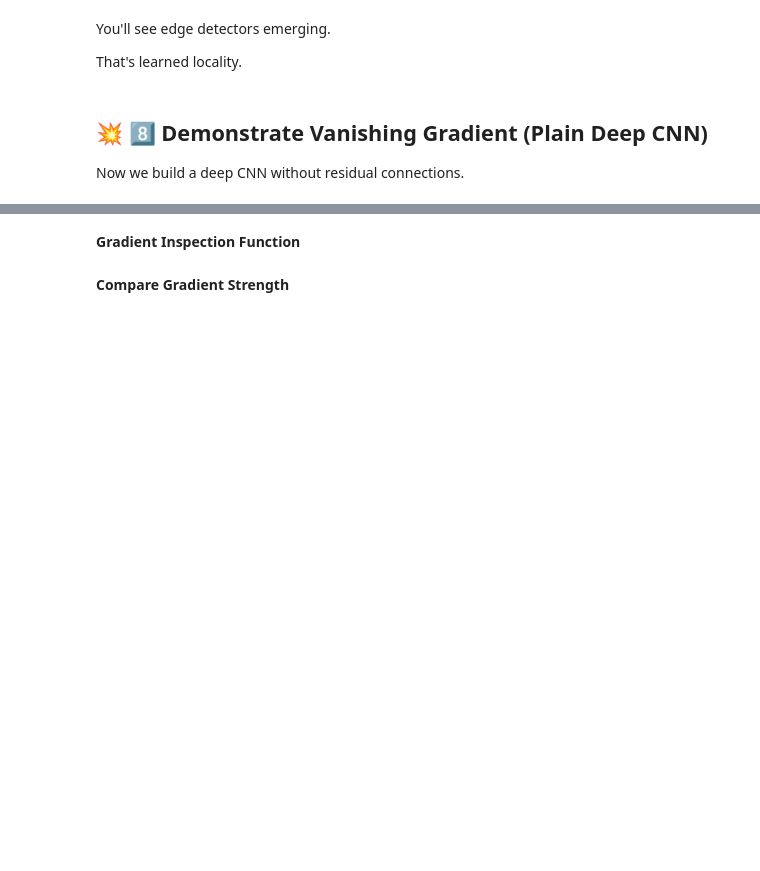
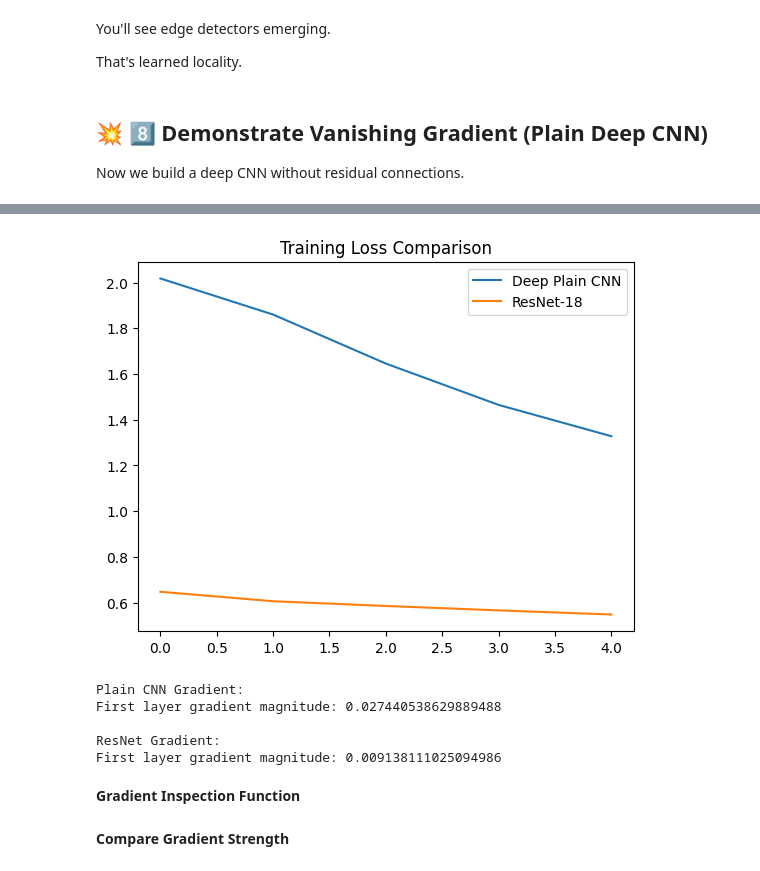
Before and after one commit to shang-vikas/series1-coding-exercises, a Jupyter notebook: exercises/blog-04/exercise-02.ipynb, the cells around one changed output, grey strips where cells are left out. Saved outputs shown, nothing was run; the diff lists cells and outputs as text; code cells hidden in the pictures; blank space fills up the shorter version.

Commit message:
update output

```diff
--- a/exercises/blog-04/exercise-02.ipynb
+++ b/exercises/blog-04/exercise-02.ipynb
@@ -480,3 +557,40 @@ class DeepPlainCNN(nn.Module):
         return self.model(x)
 
 plain_model = DeepPlainCNN().to(device)
+# %%
+plain_model = DeepPlainCNN().to(device)
+
+criterion_plain = nn.CrossEntropyLoss()
+optimizer_plain = optim.Adam(plain_model.parameters(), lr=0.001)
+# %%
+def train_model(model, optimizer, epochs=5):
+    losses = []
+
+    for epoch in range(epochs):
+        model.train()
+        running_loss = 0
+
+        for images, labels in train_loader:
+            images, labels = images.to(device), labels.to(device)
+
+            outputs = model(images)
+            loss = criterion(outputs, labels)
+
+            optimizer.zero_grad()
+            loss.backward()
+            optimizer.step()
+
+            running_loss += loss.item()
+
+        avg_loss = running_loss / len(train_loader)
+        losses.append(avg_loss)
+
+        print(f"Epoch {epoch+1} | Loss: {avg_loss:.4f}")
+
+    return losses
+# %%
+print("Training Deep Plain CNN...")
+plain_losses = train_model(plain_model, optimizer_plain, epochs=5)
+print("\nTraining ResNet-18...")
+optimizer_res = optim.Adam(model.parameters(), lr=0.001)
+resnet_losses = train_model(model, optimizer_res, epochs=5)
@@ -482,0 +611,8 @@ plain_model = DeepPlainCNN().to(device)
+# %%
+plt.plot(plain_losses, label="Deep Plain CNN")
+plt.plot(resnet_losses, label="ResNet-18")
+plt.legend()
+plt.title("Training Loss Comparison")
+plt.show()
+# %% [output]
+[figure, added]
@@ -483,3 +639,16 @@ plain_model = DeepPlainCNN().to(device)
+# %%
+
+print("Plain CNN Gradient:")
+check_gradient_flow(plain_model, optimizer_plain)
+
+print("\nResNet Gradient:")
+check_gradient_flow(model, optimizer_res)
+# %% [output]
+Plain CNN Gradient:
+First layer gradient magnitude: 0.027440538629889488
+
+ResNet Gradient:
+First layer gradient magnitude: 0.009138111025094986
 # %% [markdown]
 **Gradient Inspection Function**
 # %%
```
Also changed, not shown: parts of 17 cells of this notebook.
